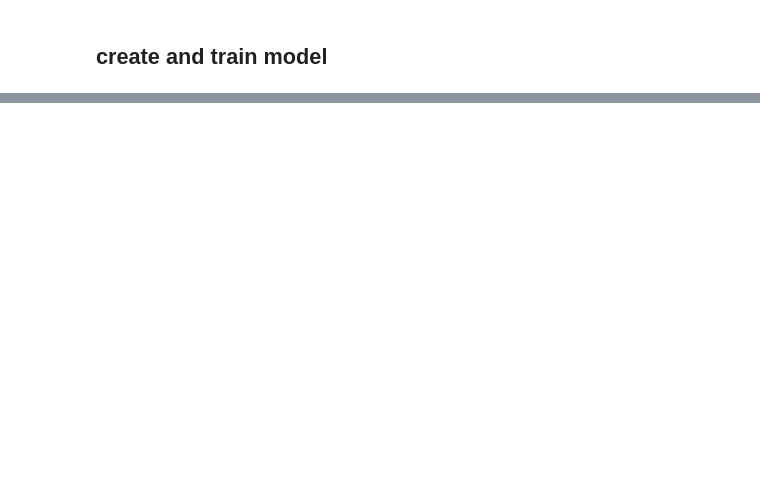
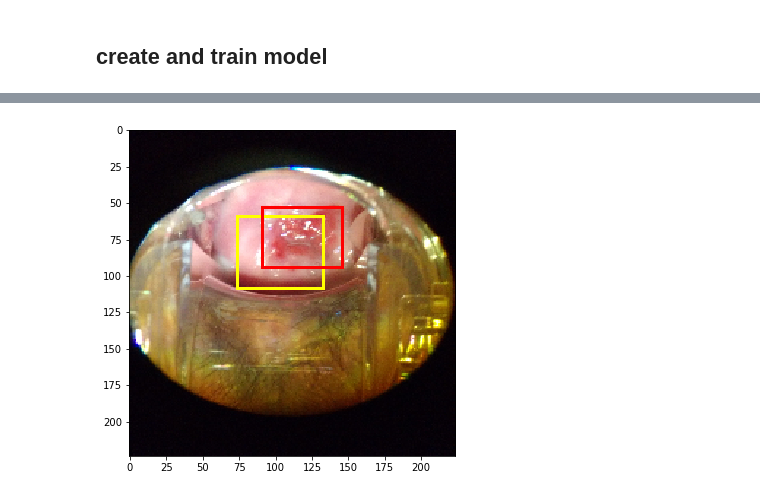
Before and after one commit to chicm/cnnpractices, a Jupyter notebook: cervc/bbox.ipynb, the cells around one changed output, grey strips where cells are left out. Cells and saved outputs as stored; diff of their text form; code cells hidden in the pictures; blank space fills up the shorter version.

```diff
--- a/cervc/bbox.ipynb
+++ b/cervc/bbox.ipynb
@@ -291,0 +348,5 @@ print val_bbox[0]
+# %%
+model.optimizer.lr = 1e-5
+# %%
+model.fit(conv_feat, [trn_bbox, trn_labels], batch_size=batch_size, nb_epoch=10,
+             validation_data=(conv_val_feat, [val_bbox, val_labels]))
@@ -291,0 +372,15 @@ print val_bbox[0]
+# %%
+pred = model.predict(conv_val_feat[0:100])
+# %%
+def show_bb_pred(i):
+    bb = val_bbox[i]
+    bb_pred = pred[0][i]
+    plt.figure(figsize=(6,6))
+    plot(val[i])
+    ax=plt.gca()
+    ax.add_patch(create_rect(bb_pred, 'yellow'))
+    ax.add_patch(create_rect(bb))
+# %%
+show_bb_pred(21)
+# %% [output]
+[figure, added]
```
Also changed, not shown: parts of 52 cells of this notebook, 12 other files.
